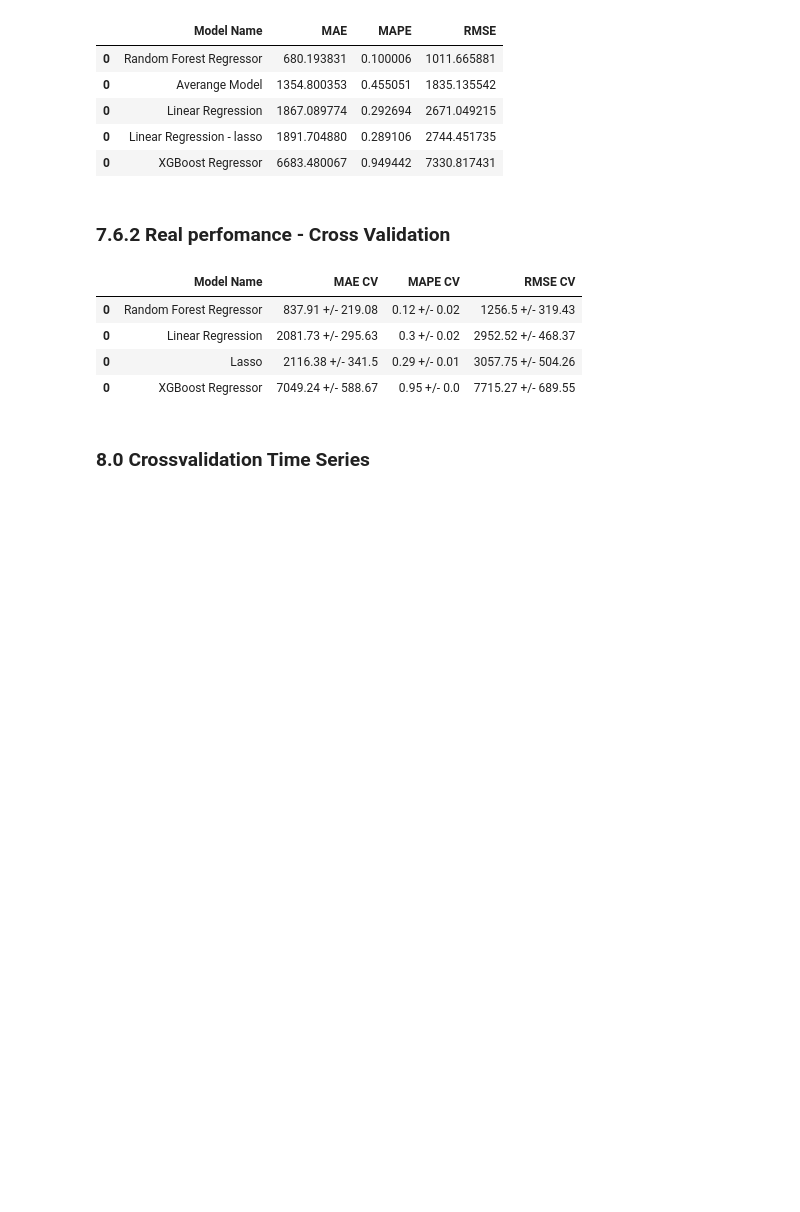
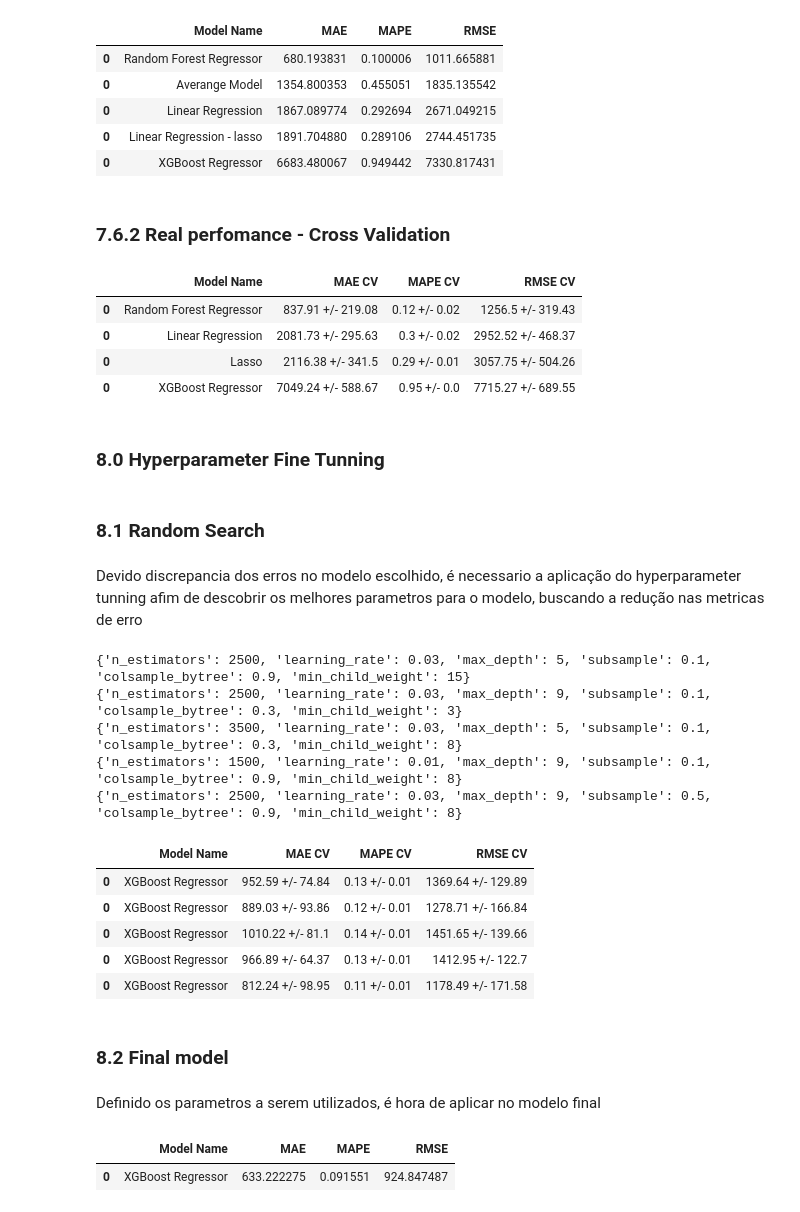
Before and after one commit to gabrielcruvinel/rossman_store_sales, a Jupyter notebook: store_sales_prediction.ipynb, the cells around one changed output. Drawn from its saved outputs; the diff is of its cells as text; code cells hidden in the pictures; blank space fills up the shorter version.

Commit message:
aplicado hypertunning nos parametros xgboost

```diff
--- a/m02_v01_store_sales_prediction.ipynb
+++ b/store_sales_prediction.ipynb
@@ -1233,4 +1243,59 @@ modelling_result_cv.sort_values('RMSE CV')
 | 0 | Lasso | 2116.38 +/- 341.5 | 0.29 +/- 0.01 | 3057.75 +/- 504.26 |
 | 0 | XGBoost Regressor | 7049.24 +/- 588.67 | 0.95 +/- 0.0 | 7715.27 +/- 689.55 |
 # %% [markdown]
-### 8.0 Crossvalidation Time Series
+### 8.0 Hyperparameter Fine Tunning
+# %% [markdown]
+### 8.1 Random Search
+# %% [markdown]
+<p> Devido discrepancia dos erros no modelo escolhido, é necessario a aplicação do hyperparameter tunning afim de descobrir os melhores parametros para o modelo, buscando a redução nas metricas de erro </p>
+# %%
+param = {
+    'n_estimators':[1500, 1700, 2500, 3000, 3500],
+    'learning_rate':[0.01, 0.03],
+    'max_depth': [3, 5, 9],
+    'subsample': [0.1, 0.5, 0.7],
+    'colsample_bytree': [0.3, 0.7, 0.9],
+    'min_child_weight':
+    [3, 8, 15]}
+
+MAX_EVAL = 5
+# %%
+
+final_result = pd.DataFrame()
+
+for i in range(MAX_EVAL):
+    #escolha de valores para parametros aleatoriamente
+    hp = {k: random.sample(v, 1)[0] for k,v in param.items()}
+    print(hp)
+    #model
+    model_xgb = xgb.XGBRegressor(objective='reg:squarederror',
+                          n_estimators=hp['n_estimators'],
+                          learning_rate=hp['learning_rate'],
+                          max_depth=hp['max_depth'],
+                          subsample=hp['subsample'],
+                          colsample_bytree=hp['colsample_bytree'],
+                          min_child_weight=hp['min_child_weight'],
+                          random_state=42)
+
+
+
+    #performance
+    result = cross_validation(x_training, 2, 'XGBoost Regressor', model_xgb)
+    final_result = pd.concat([final_result, result])
+final_result
+# %% [output]
+{'n_estimators': 2500, 'learning_rate': 0.03, 'max_depth': 5, 'subsample': 0.1, 'colsample_bytree': 0.9, 'min_child_weight': 15}
+{'n_estimators': 2500, 'learning_rate': 0.03, 'max_depth': 9, 'subsample': 0.1, 'colsample_bytree': 0.3, 'min_child_weight': 3}
+{'n_estimators': 3500, 'learning_rate': 0.03, 'max_depth': 5, 'subsample': 0.1, 'colsample_bytree': 0.3, 'min_child_weight': 8}
+{'n_estimators': 1500, 'learning_rate': 0.01, 'max_depth': 9, 'subsample': 0.1, 'colsample_bytree': 0.9, 'min_child_weight': 8}
+{'n_estimators': 2500, 'learning_rate': 0.03, 'max_depth': 9, 'subsample': 0.5, 'colsample_bytree': 0.9, 'min_child_weight': 8}
+|  | Model Name | MAE CV | MAPE CV | RMSE CV |
+| 0 | XGBoost Regressor | 952.59 +/- 74.84 | 0.13 +/- 0.01 | 1369.64 +/- 129.89 |
+| 0 | XGBoost Regressor | 889.03 +/- 93.86 | 0.12 +/- 0.01 | 1278.71 +/- 166.84 |
+| 0 | XGBoost Regressor | 1010.22 +/- 81.1 | 0.14 +/- 0.01 | 1451.65 +/- 139.66 |
+| 0 | XGBoost Regressor | 966.89 +/- 64.37 | 0.13 +/- 0.01 | 1412.95 +/- 122.7 |
+| 0 | XGBoost Regressor | 812.24 +/- 98.95 | 0.11 +/- 0.01 | 1178.49 +/- 171.58 |
+# %% [markdown]
+### 8.2 Final model
+# %% [markdown]
+<p>Definido os parametros a serem utilizados, é hora de aplicar no modelo final </p>
@@ -1236,0 +1310,22 @@ modelling_result_cv.sort_values('RMSE CV')
+# %%
+
+#model
+model_xgb_tunned = xgb.XGBRegressor(objective='reg:squarederror',
+                          n_estimators=param_tunned['n_estimators'],
+                          learning_rate=param_tunned['learning_rate'],
+                          max_depth=param_tunned['max_depth'],
+                          subsample=param_tunned['subsample'],
+                          colsample_bytree=param_tunned['colsample_bytree'],
+                          min_child_weight=param_tunned['min_child_weight'],
+                          random_state=42).fit(x_train, Y_train)
+
+
+#prediction
+yhat_xgb_tunned = model_xgb_tunned.predict(x_test)
+
+#performance
+xgb_result_tunned = ml_error('XGBoost Regressor', np.expm1(Y_test), np.expm1(yhat_xgb_tunned))
+xgb_result_tunned
+# %% [output]
+|  | Model Name | MAE | MAPE | RMSE |
+| 0 | XGBoost Regressor | 633.222275 | 0.091551 | 924.847487 |
```
Also changed, not shown: parts of 8 cells of this notebook.
